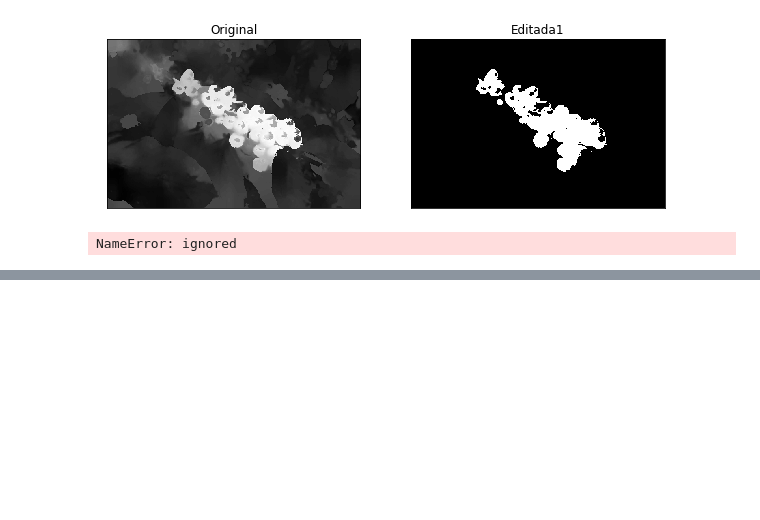
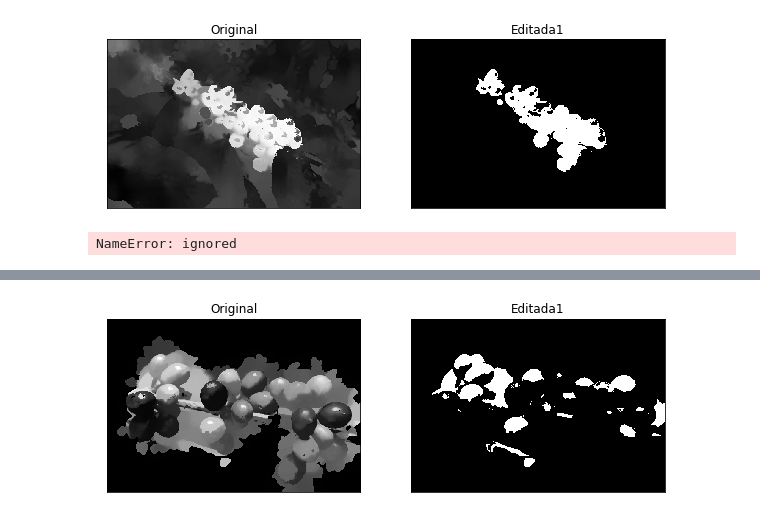
Before and after one commit to tinanano19/melo, a Jupyter notebook: CONTORNO.ipynb, the cells around one changed output, grey strips where cells are left out. Cells and saved outputs as stored; diff of their text form; code cells hidden in the pictures; blank space fills up the shorter version.

```diff
--- a/CONTORNO.ipynb
+++ b/CONTORNO.ipynb
@@ -156,0 +211,25 @@ NameError: ignored
+# %%
+def Threshold(img, thres):
+    #cargar imagen
+    img0 = cv2.imread('se_cafe5.jpg',cv2.IMREAD_COLOR)
+    IMG_RGB = cv2.cvtColor(img0,cv2.COLOR_BGR2RGB)
+    R, G ,B = cv2.split(IMG_RGB)
+    rows, columns = G.shape
+    img2 = np.zeros( (rows,columns), dtype = np.uint8)
+
+    #intervalos
+    T=thres
+
+    for x in range(0,rows):
+      for y in range(0, columns):
+        r=img[x][y]
+        if T <= r:
+          img2[x][y]=255
+        else:
+          img2[x][y] = 0
+    displayGray2(img, img2)
+    return
+
+Threshold(G, 155)
+# %% [output]
+[figure, added]
```
Also changed, not shown: parts of 6 cells of this notebook.
